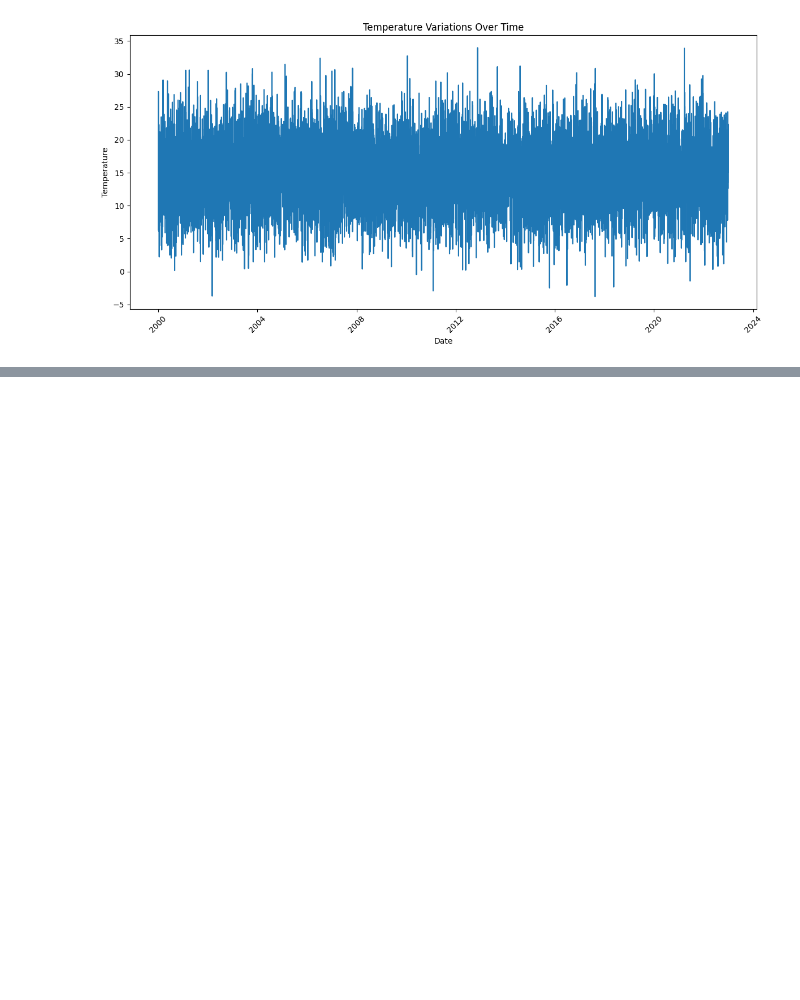
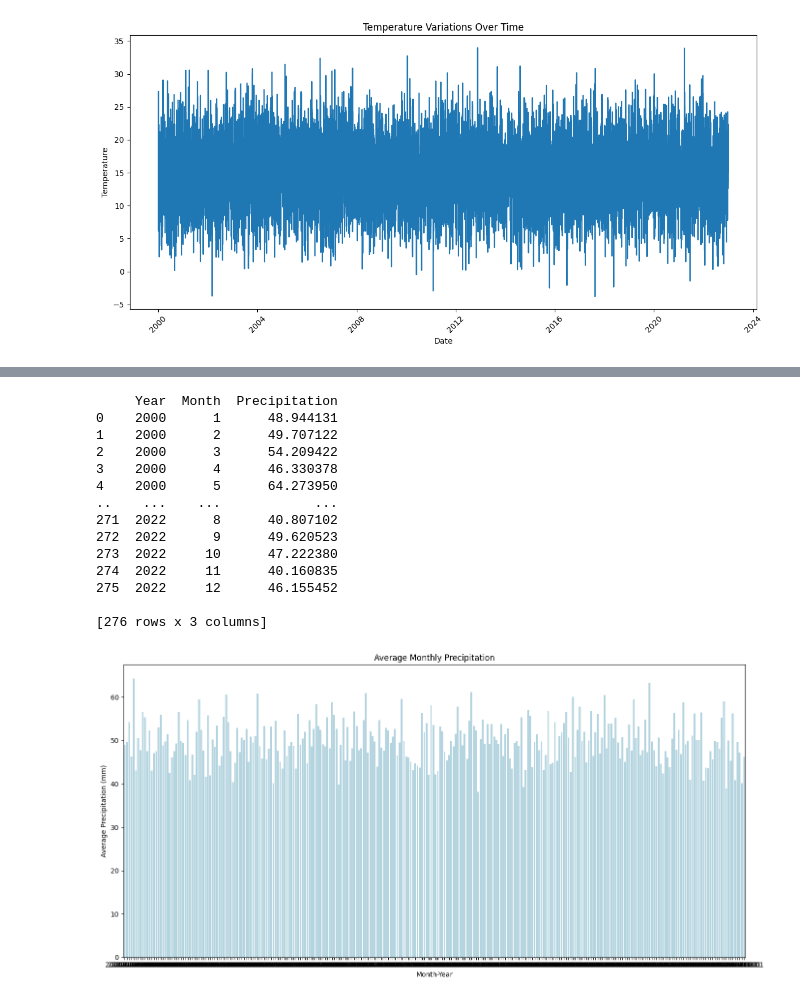
Before and after one commit to AmeeraAhmed27/ClimateChangeImpactAnalysis, a Jupyter notebook: ClimateChangeImpactAnalysis.ipynb, the cells around one changed output, grey strips where cells are left out. Drawn from its saved outputs; the diff is of its cells as text; code cells hidden in the pictures; blank space fills up the shorter version.

```diff
--- a/ClimateChangeImpactAnalysis.ipynb
+++ b/ClimateChangeImpactAnalysis.ipynb
@@ -112,0 +129,33 @@ plt.show()
+# %%
+data['Year'] = data['Date'].dt.year
+data['Month'] = data['Date'].dt.month
+
+monthly_avg = data.groupby(['Year', 'Month'])['Precipitation'].mean().reset_index()
+
+print(monthly_avg)
+
+monthly_avg['Month-Year'] = pd.to_datetime(monthly_avg[['Year', 'Month']].assign(DAY=1))
+
+plt.figure(figsize=(14, 7))
+sns.barplot(data=monthly_avg, x='Month-Year', y='Precipitation', color='lightblue')
+plt.title('Average Monthly Precipitation')
+plt.xlabel('Month-Year')
+plt.ylabel('Average Precipitation (mm)')
+plt.tight_layout()
+plt.show()
+# %% [output]
+     Year  Month  Precipitation
+0    2000      1      48.944131
+1    2000      2      49.707122
+2    2000      3      54.209422
+3    2000      4      46.330378
+4    2000      5      64.273950
+..    ...    ...            ...
+271  2022      8      40.807102
+272  2022      9      49.620523
+273  2022     10      47.222380
+274  2022     11      40.160835
+275  2022     12      46.155452
+
+[276 rows x 3 columns]
+[figure, added]
```
Also changed, not shown: parts of 29 cells of this notebook.
